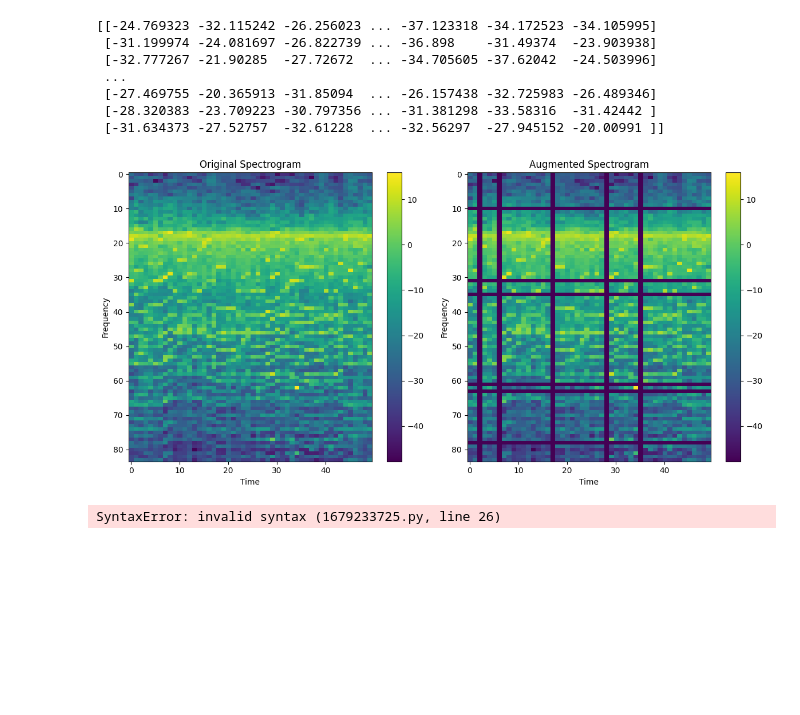
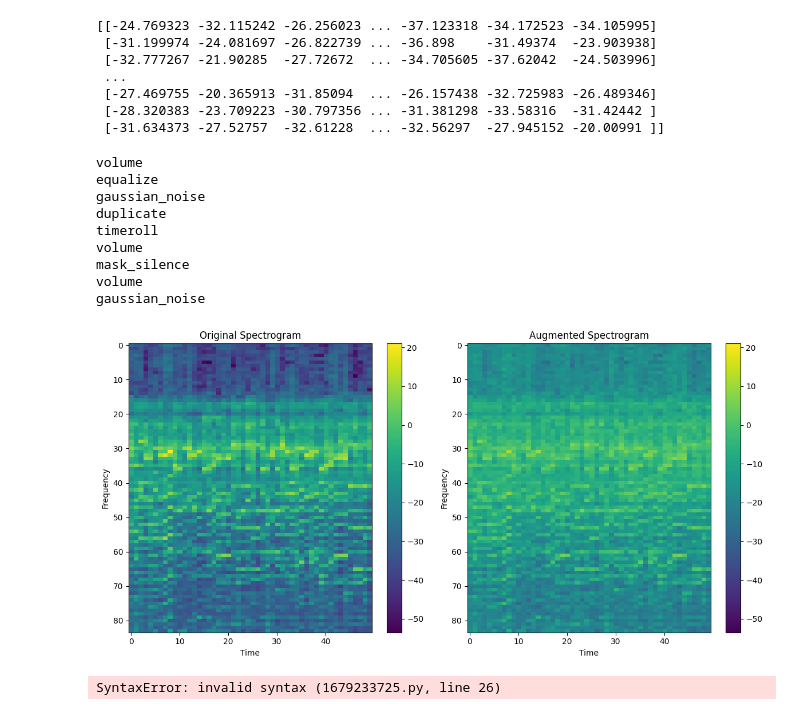
Before and after one commit to olisvalue/yacup_ml_csi, a Jupyter notebook: trash.ipynb, the cells around one changed output. Saved outputs shown, nothing was run; the diff lists cells and outputs as text; code cells hidden in the pictures; blank space fills up the shorter version.

```diff
--- a/trash.ipynb
+++ b/trash.ipynb
@@ -297,39 +299,49 @@ print(item)
 # %%
 from matplotlib import pyplot as plt
 
-index = 32
+# index = random.randint(10, 1000)
+index = 20
 
 # Вычисляем vmin и vmax на основе немаскированной спектрограммы
 data.augmentations = False
 item = np.array(data[index]['anchor'])
 vmin, vmax = item.min(), item.max()
 
 # Включаем аугментацию и получаем маскированную спектрограмму
 data.augmentations = True
 item_augmented = np.array(data[index]['anchor'])
 
 # Создаем два столбца для отображения
 fig, axes = plt.subplots(1, 2, figsize=(12, 6))
 
 # Отображаем оригинальную спектрограмму
 axes[0].imshow(item.T, vmin=vmin, vmax=vmax, aspect='auto')
 axes[0].set_title("Original Spectrogram")
 axes[0].set_xlabel("Time")
 axes[0].set_ylabel("Frequency")
 axes[0].colorbar = fig.colorbar(axes[0].images[0], ax=axes[0])
 
 # Отображаем спектрограмму с аугментацией
 axes[1].imshow(item_augmented.T, vmin=vmin, vmax=vmax, aspect='auto')
 axes[1].set_title("Augmented Spectrogram")
 axes[1].set_xlabel("Time")
 axes[1].set_ylabel("Frequency")
 axes[1].colorbar = fig.colorbar(axes[1].images[0], ax=axes[1])
 
 # Отображаем графики
 plt.tight_layout()
 plt.show()
 # %% [output]
+volume
+equalize
+gaussian_noise
+duplicate
+timeroll
+volume
+mask_silence
+volume
+gaussian_noise
-[figure, old version]
+[figure, new version]
 # %%
 class CoverDataset(Dataset):
     def __init__(
```
Also changed, not shown: parts of 1 cell of this notebook, 9 other files.
